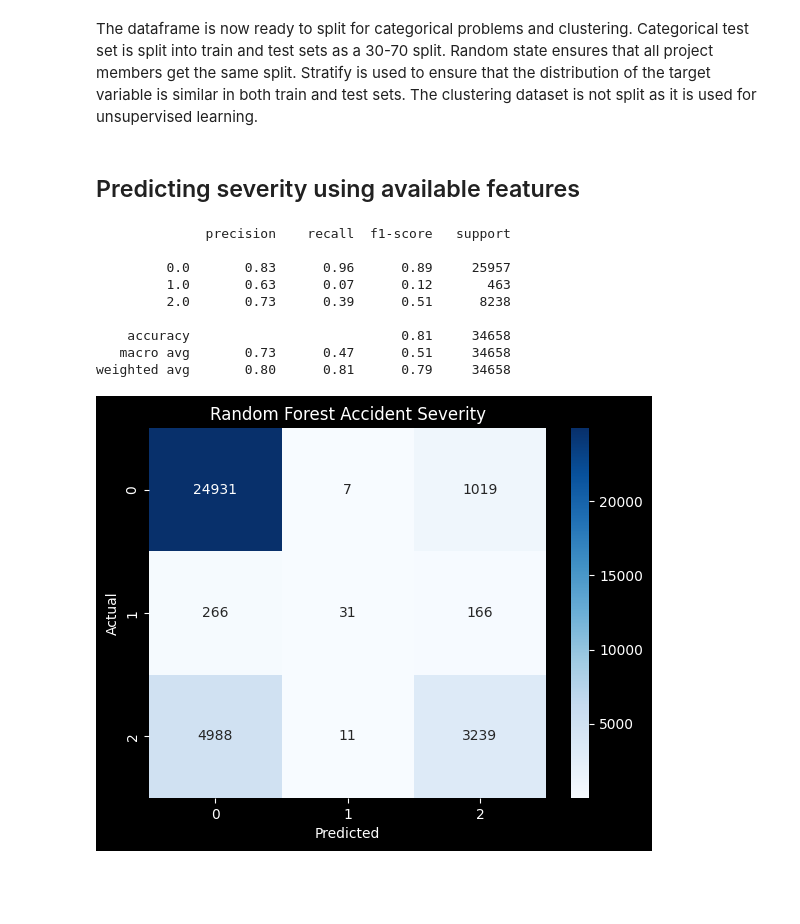
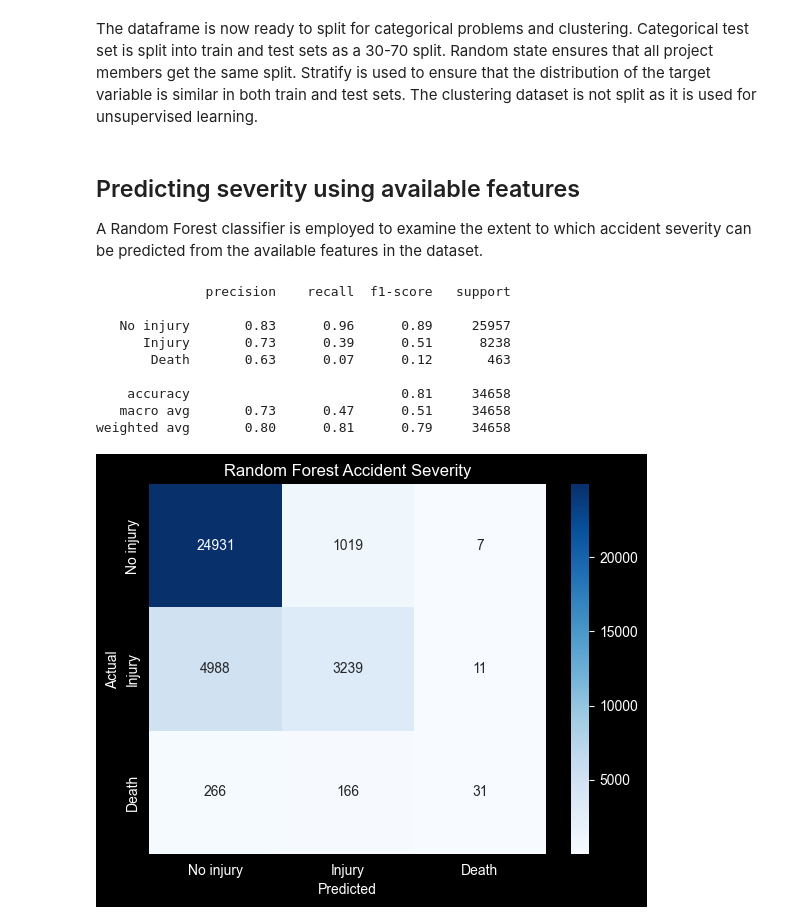
Before and after one commit to nealukumies/dml-project, a Jupyter notebook: traffic_accident_analysis.ipynb, the cells around one changed output. Saved outputs shown, nothing was run; the diff lists cells and outputs as text; code cells hidden in the pictures; blank space fills up the shorter version.

Commit message:
Predictions are finished

```diff
--- a/traffic_accident_analysis.ipynb
+++ b/traffic_accident_analysis.ipynb
@@ -415,41 +415,32 @@ X_train, X_test, y_train, y_test = train_test_split(X, y, test_size=0.3, random_
 clustering_df = combined_df.drop(columns=["Vakavuusko"])
 # %% [markdown]
 ## Predicting severity using available features
+A Random Forest classifier is employed to examine the extent to which accident severity can be predicted from the available features in the dataset.
 # %%
-#combined_df["Vakavuusko"].value_counts(normalize=True)
-rf_predict_model = RandomForestClassifier(
-    n_estimators=200,
-    class_weight="balanced",
-    random_state=5040
-)
-
+rf_predict_model = RandomForestClassifier(n_estimators=200, class_weight="balanced", random_state=5040)
 X = combined_df.drop(columns=["Vakavuusko"])
 y = combined_df["Vakavuusko"]
-
-X_train, X_test, y_train, y_test = train_test_split(
-    X, y, test_size=0.3, random_state=5040
-)
-
+X_train, X_test, y_train, y_test = train_test_split(X, y, test_size=0.3, random_state=5040)
 rf_predict_model.fit(X_train, y_train)
-
 y_pred = rf_predict_model.predict(X_test)
 
-print(classification_report(y_test, y_pred))
-cm = confusion_matrix(y_test, y_pred, labels=[0,1,2])
-sns.heatmap(cm, annot=True, fmt="d", cmap="Blues")
+labels = ["No injury", "Injury", "Death"]
+print(classification_report(y_test, y_pred, labels=[0, 2, 1], target_names=labels))
+cm = confusion_matrix(y_test, y_pred, labels=[0,2,1])
+sns.heatmap(cm, annot=True, fmt="d", cmap="Blues", xticklabels=labels, yticklabels=labels)
 plt.xlabel("Predicted")
 plt.ylabel("Actual")
 plt.title("Random Forest Accident Severity")
 plt.show()
 # %% [output]
               precision    recall  f1-score   support
 
-         0.0       0.83      0.96      0.89     25957
-         1.0       0.63      0.07      0.12       463
-         2.0       0.73      0.39      0.51      8238
+   No injury       0.83      0.96      0.89     25957
+      Injury       0.73      0.39      0.51      8238
+       Death       0.63      0.07      0.12       463
 
     accuracy                           0.81     34658
    macro avg       0.73      0.47      0.51     34658
 weighted avg       0.80      0.81      0.79     34658
-[figure, old version]
+[figure, new version]
 # %% [markdown]
```
Also changed, not shown: parts of 7 cells of this notebook, 1 other file.
